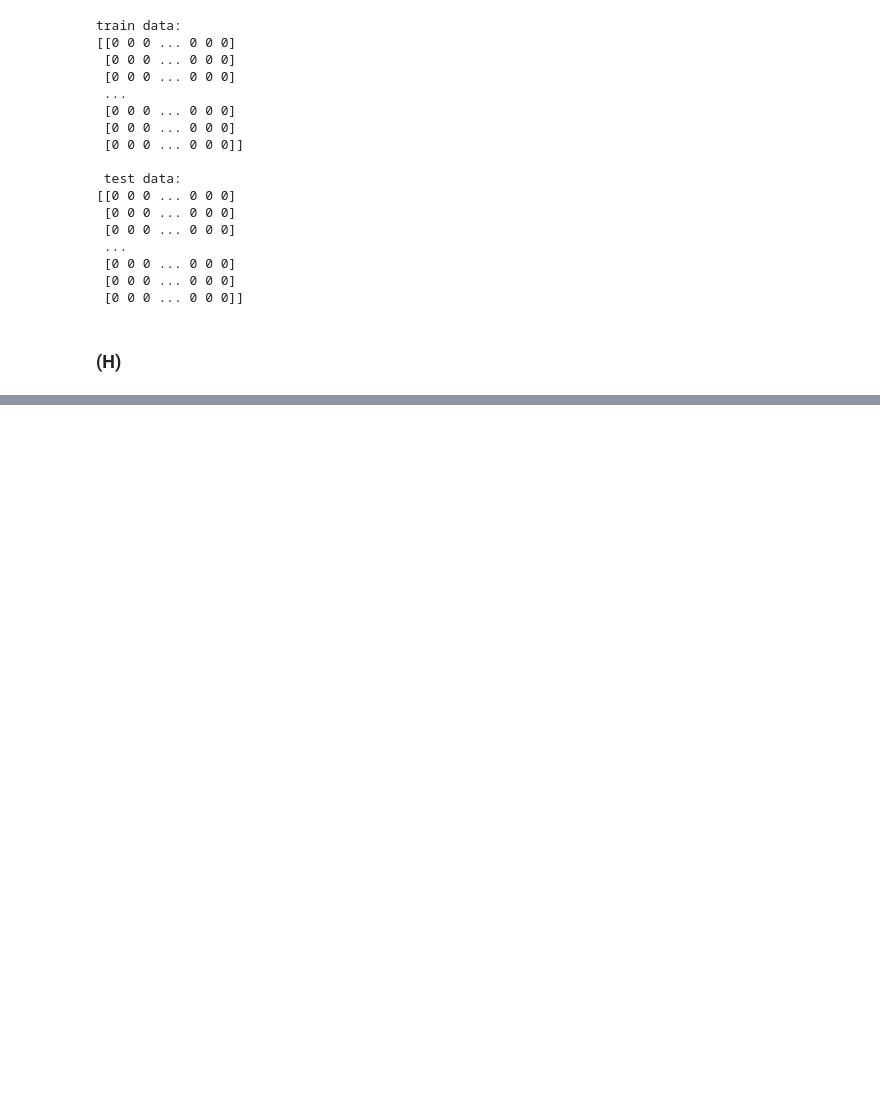
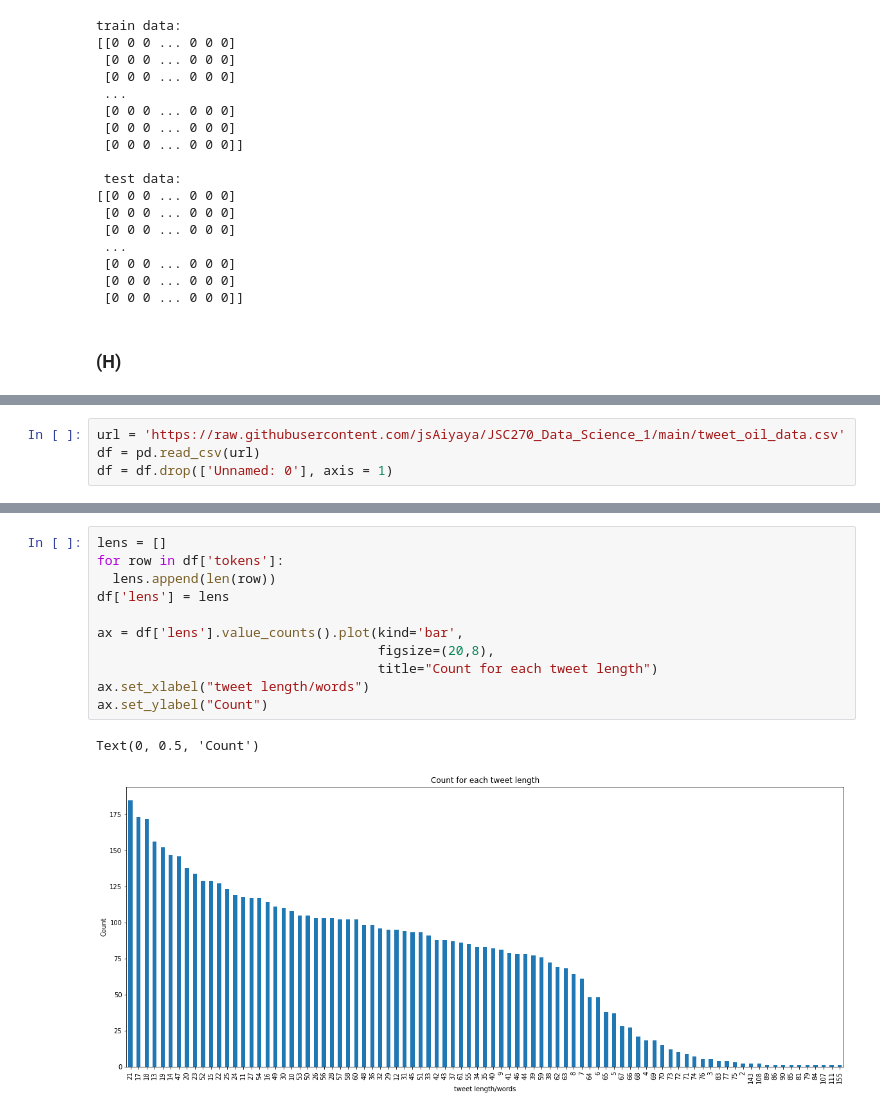
Before and after one commit to Runshi-Yang/JSC270-Final-Project, a Jupyter notebook: Assignment4.ipynb, the cells around one changed output, grey strips where cells are left out. Cells and saved outputs as stored; diff of their text form; blank space fills up the shorter version.

```diff
--- a/Assignment4.ipynb
+++ b/Assignment4.ipynb
@@ -273,0 +479,4 @@ Counts 2:    [7511 5682 3916 3781 3338]
+# %%
+url = 'https://raw.githubusercontent.com/jsAiyaya/JSC270_Data_Science_1/main/tweet_oil_data.csv'
+df = pd.read_csv(url)
+df = df.drop(['Unnamed: 0'], axis = 1)
@@ -273,0 +498,14 @@ Counts 2:    [7511 5682 3916 3781 3338]
+# %%
+lens = []
+for row in df['tokens']:
+  lens.append(len(row))
+df['lens'] = lens
+
+ax = df['lens'].value_counts().plot(kind='bar',
+                                    figsize=(20,8),
+                                    title="Count for each tweet length")
+ax.set_xlabel("tweet length/words")
+ax.set_ylabel("Count")
+# %% [output]
+Text(0, 0.5, 'Count')
+[figure, added]
```
Also changed, not shown: parts of 36 cells of this notebook.
